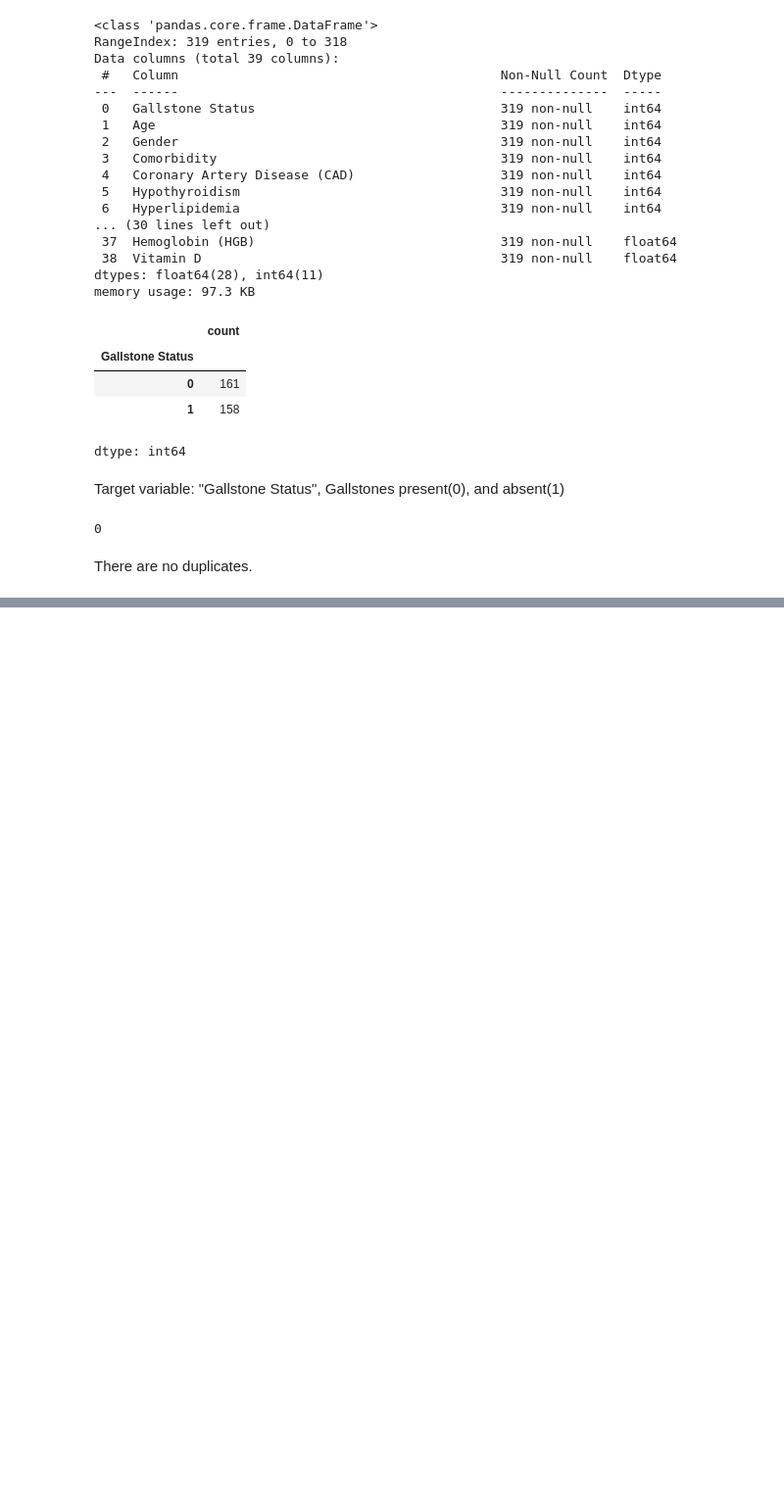
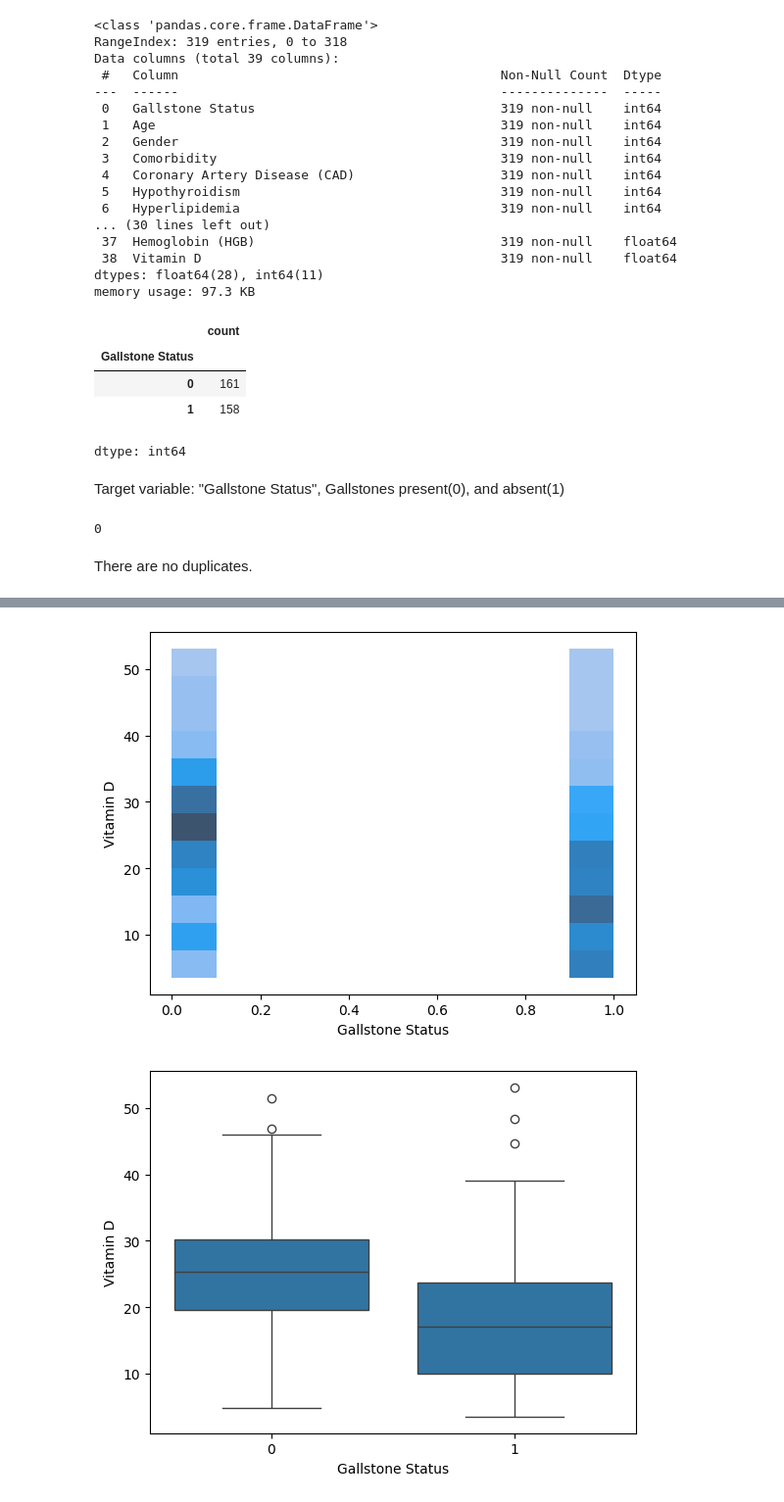
Before and after one commit to silviacatellani05-hash/DAT105-Gallstone, a Jupyter notebook: Gallstone2.ipynb, the cells around one changed output, grey strips where cells are left out. Shown at 98% size. Saved outputs shown, nothing was run; the diff lists cells and outputs as text; code cells hidden in the pictures; blank space fills up the shorter version.

```diff
--- a/Gallstone2.ipynb
+++ b/Gallstone2.ipynb
@@ -74,0 +109,14 @@ There are no duplicates.
+# %%
+import seaborn as sns
+import matplotlib.pyplot as plt
+
+#Histogram
+sns.histplot(data=df, x="Gallstone Status", y="Vitamin D")
+plt.show()
+
+# Boxplot
+sns.boxplot(data=df, x="Gallstone Status", y="Vitamin D")
+plt.show()
+# %% [output]
+[figure, added]
+[figure, added]
```
Also changed, not shown: parts of 3 cells of this notebook.
